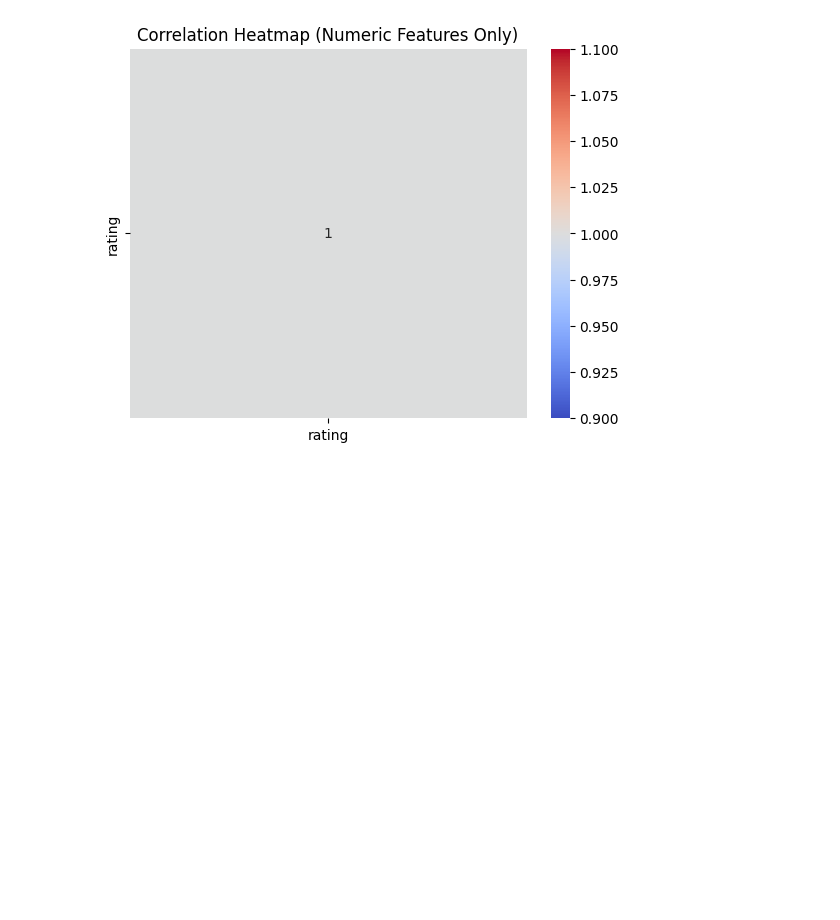
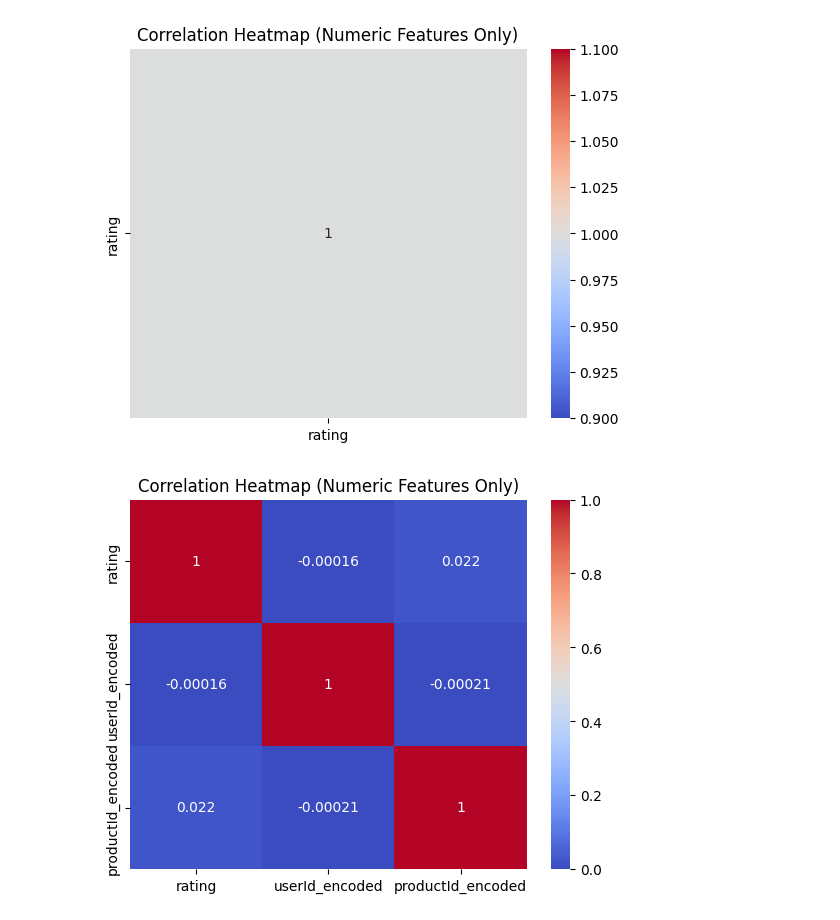
Before and after one commit to mirrahat/ProductRecomendation, a Jupyter notebook: ProductRecomendation.ipynb, the cells around one changed output. Cells and saved outputs as stored; diff of their text form; code cells hidden in the pictures; blank space fills up the shorter version.

Commit message:
Heatmap showed

```diff
--- a/ProductRecomendation.ipynb
+++ b/ProductRecomendation.ipynb
@@ -444,3 +444,16 @@ from sklearn.preprocessing import LabelEncoder
 
 df['userId_encoded'] = LabelEncoder().fit_transform(df['user_id'])
 df['productId_encoded'] = LabelEncoder().fit_transform(df['product_id'])
+# %%
+# Select only numeric columns for correlation
+numeric_df = df.select_dtypes(include='number')
+
+# Plot heatmap
+import seaborn as sns
+import matplotlib.pyplot as plt
+
+sns.heatmap(numeric_df.corr(), annot=True, cmap="coolwarm")
+plt.title("Correlation Heatmap (Numeric Features Only)")
+plt.show()
+# %% [output]
+[figure, added]
```
Also changed, not shown: parts of 1 cell of this notebook.
